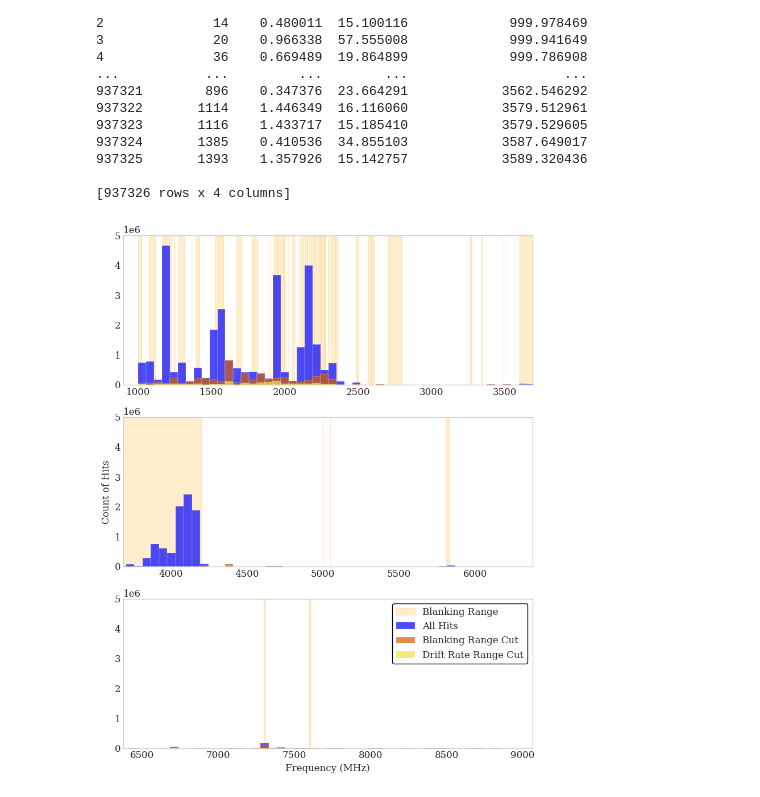
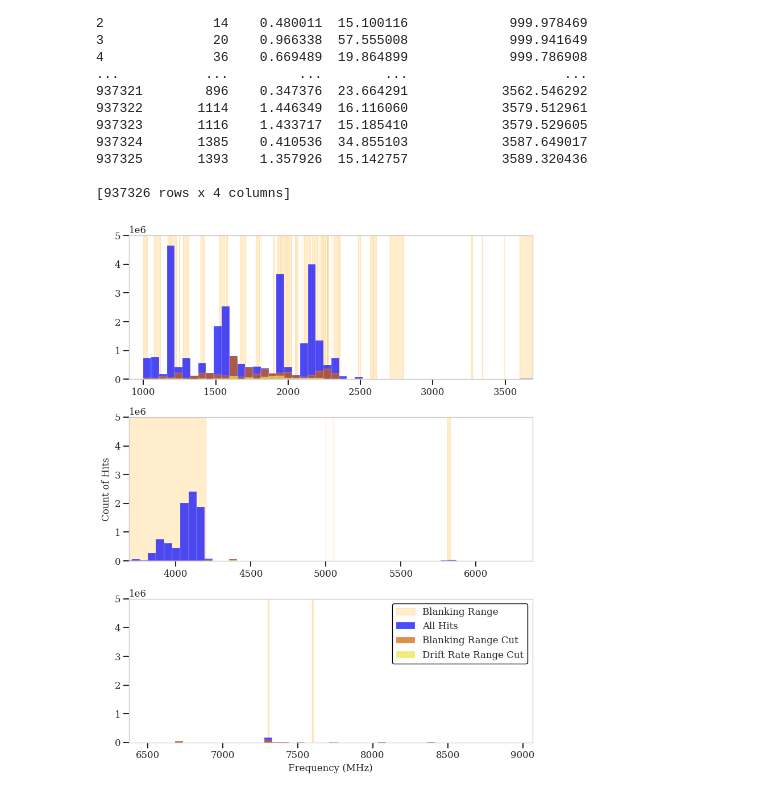
Before and after one commit to valegl04/BL_ATA_Alerts, a Jupyter notebook: ATA/unblanked_base_histo.ipynb, the cells around one changed output. Drawn from its saved outputs; the diff is of its cells as text; code cells hidden in the pictures.

Commit message:
added tick marks on all the graphs

```diff
--- a/ATA/unblanked_base_histo.ipynb
+++ b/ATA/unblanked_base_histo.ipynb
@@ -219,32 +219,36 @@ ax1.grid(False)
 
 ax2.hist(unblanked_bliss_results2['Uncorrected_Frequency'], bins=bin, color='blue', alpha=0.7,label="All Hits", edgecolor='white', linewidth=0.2)
 ax2.hist(filtered_mid['Uncorrected_Frequency'], bins=bin, color='#D55E00', alpha=0.7,label="Blanking Range Cut", edgecolor='white', linewidth=0.2)
 ax2.hist(final_results_mid['Uncorrected_Frequency'], bins=bin, color='#F0E442', alpha=0.7,label="Drift Rate Range Cut", edgecolor='white', linewidth=0.2)
 ax2.set_ylabel('Count of Hits')
 ax2.set_xlim(3688, 6376)
 ax2.set_ylim(0, 5000000)
 ax2.grid(False)
 
 ax3.hist(unblanked_bliss_results3['Uncorrected_Frequency'], bins=bin, color='blue', alpha=0.7,label="All Hits", edgecolor='white', linewidth=0.2)
 ax3.hist(filtered_high['Uncorrected_Frequency'],bins=bin, color='#D55E00', alpha=0.7,label="Blanking Range Cut", edgecolor='white', linewidth=0.2)
 ax3.hist(final_results_high['Uncorrected_Frequency'],bins=bin, color='#F0E442', alpha=0.7, label="Drift Rate Range Cut", edgecolor='white', linewidth=0.2)
 ax3.set_xlim(6376, 9064)
 ax3.set_ylim(0, 5000000)
 ax3.set_xlabel('Frequency (MHz)')
 ax3.grid(False)
 
 #style
 plt.style.use('seaborn-v0_8-whitegrid')
 plt.rcParams.update({
     "font.family": "serif",
     "font.size": 12,
     "axes.labelsize": 12,
     "axes.titlesize": 12,
-    "legend.fontsize": 12
+    "legend.fontsize": 12,
+    "xtick.major.width": 2,
+    "ytick.major.width": 2,
+    "xtick.major.size": 7,
+    "ytick.major.size": 7,
 })
 plt.legend(loc='upper right', frameon=True, framealpha=1, edgecolor='black')
 plt.tight_layout()
 
 plt.show()
 # %% [output]
-[figure, old version]
+[figure, new version]
```
Also changed, not shown: 2 other files.
